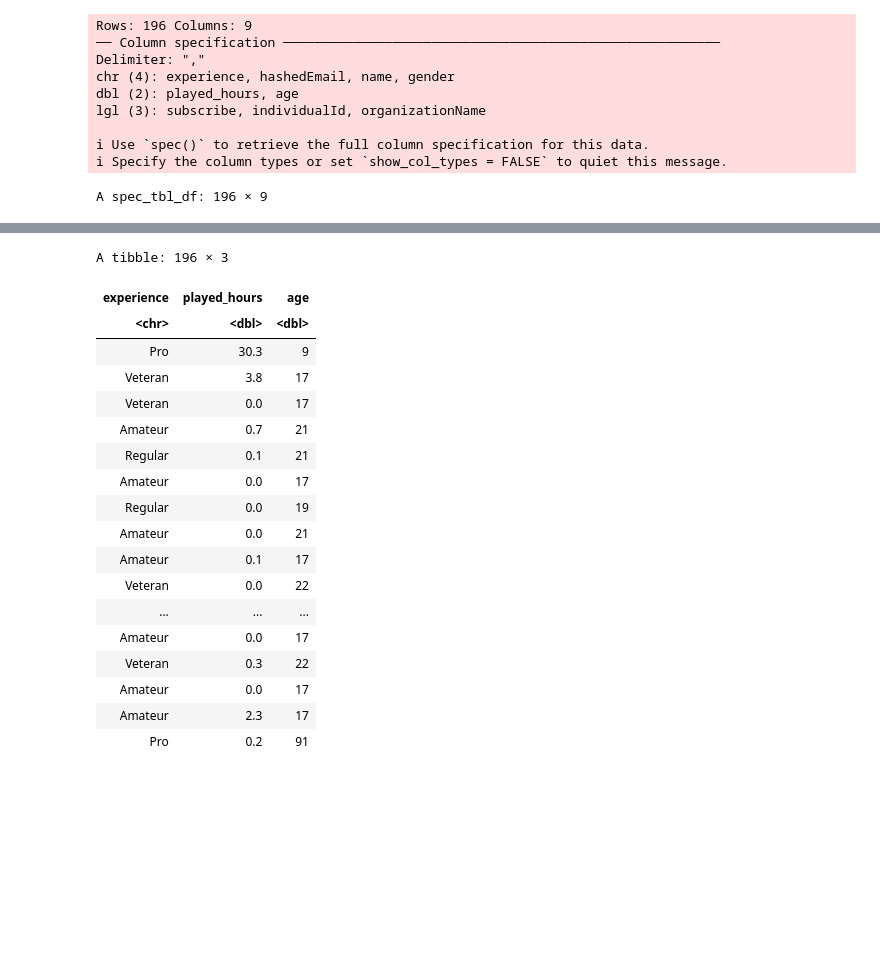
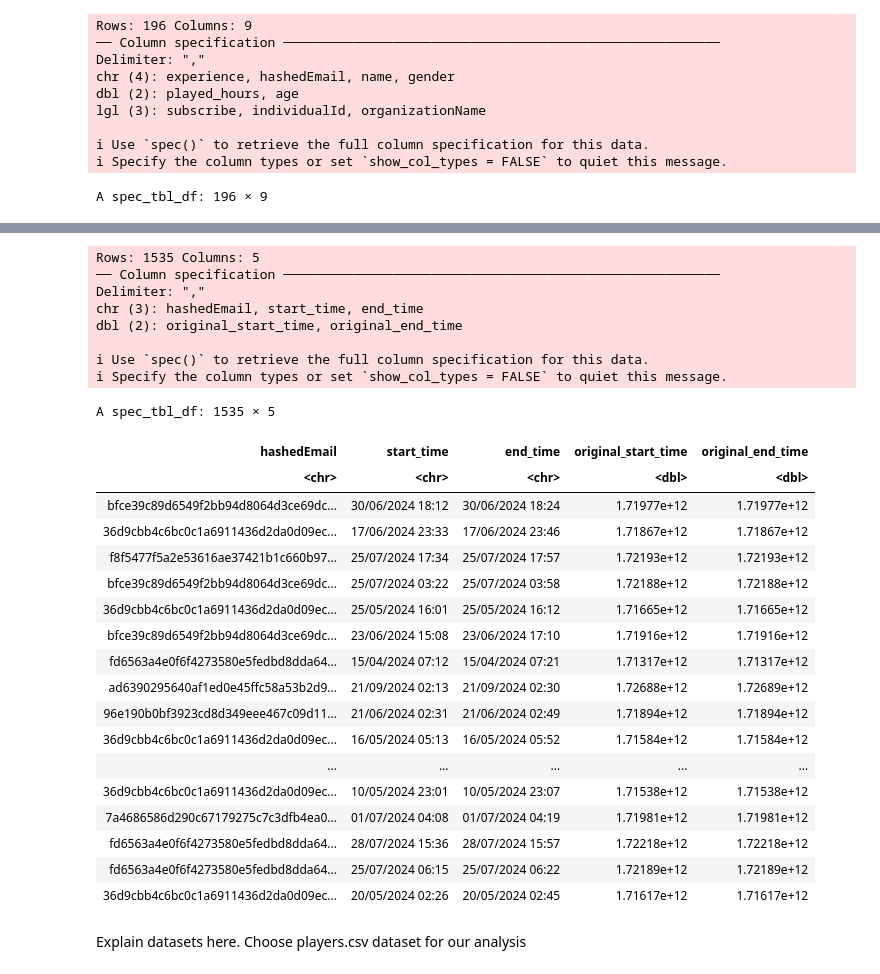
Before and after one commit to liambaldin/DSCI-100-Project-Planning-Stage, a Jupyter notebook: New_Project_Planning.ipynb, the cells around one changed output, grey strips where cells are left out. Drawn from its saved outputs; the diff is of its cells as text; code cells hidden in the pictures; blank space fills up the shorter version.

```diff
--- a/New_Project_Planning.ipynb
+++ b/New_Project_Planning.ipynb
@@ -14,32 +11,66 @@ library(tidyverse)
 # %%
-players <- read_csv(file = "players.csv", skip = 1)
+url <- "https://raw.githubusercontent.com/liambaldin/DSCI-100-Project-Planning-Stage/refs/heads/main/players.csv"
+download.file(url, "players.csv")
+players <- read_csv("players.csv", skip = 1)
 players
+
+url2 <- "https://raw.githubusercontent.com/liambaldin/DSCI-100-Project-Planning-Stage/refs/heads/main/sessions.csv"
+download.file(url2, "sessions.csv")
+sessions <- read_csv("sessions.csv")
+sessions
 # %% [output]
 Rows: 196 Columns: 9
 ── Column specification ────────────────────────────────────────────────────────
 Delimiter: ","
 chr (4): experience, hashedEmail, name, gender
 dbl (2): played_hours, age
 lgl (3): subscribe, individualId, organizationName
 
 ℹ Use `spec()` to retrieve the full column specification for this data.
 ℹ Specify the column types or set `show_col_types = FALSE` to quiet this message.
 A spec_tbl_df: 196 × 9
 | experience | subscribe | hashedEmail | played_hours | name | gender | age | individualId | organizationName |
 | <chr> | <lgl> | <chr> | <dbl> | <chr> | <chr> | <dbl> | <lgl> | <lgl> |
 | Pro | TRUE | f6daba428a5e19a3d47574858c1355049... | 30.3 | Morgan | Male | 9 | NA | NA |
 | Veteran | TRUE | f3c813577c458ba0dfef80996f8f32c93... | 3.8 | Christian | Male | 17 | NA | NA |
 | Veteran | FALSE | b674dd7ee0d24096d1c019615ce4d12b2... | 0.0 | Blake | Male | 17 | NA | NA |
 | Amateur | TRUE | 23fe711e0e3b77f1da7aa221ab1192afe... | 0.7 | Flora | Female | 21 | NA | NA |
 | Regular | TRUE | 7dc01f10bf20671ecfccdac23812b1b41... | 0.1 | Kylie | Male | 21 | NA | NA |
 | Amateur | TRUE | f58aad5996a435f16b0284a3b267f973f... | 0.0 | Adrian | Female | 17 | NA | NA |
 | Regular | TRUE | 8e594b8953193b26f498db95a508b03c6... | 0.0 | Luna | Female | 19 | NA | NA |
 | Amateur | FALSE | 1d2371d8a35c8831034b25bda8764539a... | 0.0 | Emerson | Male | 21 | NA | NA |
 | Amateur | TRUE | 8b71f4d66a38389b7528bb38ba6eb7115... | 0.1 | Natalie | Male | 17 | NA | NA |
 | Veteran | TRUE | bbe2d83de678f519c4b3daa7265e683b4... | 0.0 | Nyla | Female | 22 | NA | NA |
 | ... | ... | ... | ... | ... | ... | ... | ... | ... |
 | Amateur | TRUE | b6e9e593b9ec51c5e335457341c324c34... | 0.0 | Bailey | Female | 17 | NA | NA |
 | Veteran | FALSE | 71453e425f07d10da4fa2b349c83e73cc... | 0.3 | Pascal | Male | 22 | NA | NA |
 | Amateur | FALSE | d572f391d452b76ea2d7e5e53a3d38bfd... | 0.0 | Dylan | Prefer not to say | 17 | NA | NA |
 | Amateur | FALSE | f19e136ddde68f365afc860c725ccff54... | 2.3 | Harlow | Male | 17 | NA | NA |
 | Pro | TRUE | d9473710057f7d42f36570f0be83817a4... | 0.2 | Ahmed | Other | 91 | NA | NA |
+Rows: 1535 Columns: 5
+── Column specification ────────────────────────────────────────────────────────
+Delimiter: ","
+chr (3): hashedEmail, start_time, end_time
+dbl (2): original_start_time, original_end_time
+
+ℹ Use `spec()` to retrieve the full column specification for this data.
+ℹ Specify the column types or set `show_col_types = FALSE` to quiet this message.
+A spec_tbl_df: 1535 × 5
+| hashedEmail | start_time | end_time | original_start_time | original_end_time |
+| <chr> | <chr> | <chr> | <dbl> | <dbl> |
+| bfce39c89d6549f2bb94d8064d3ce69dc... | 30/06/2024 18:12 | 30/06/2024 18:24 | 1.71977e+12 | 1.71977e+12 |
+| 36d9cbb4c6bc0c1a6911436d2da0d09ec... | 17/06/2024 23:33 | 17/06/2024 23:46 | 1.71867e+12 | 1.71867e+12 |
+| f8f5477f5a2e53616ae37421b1c660b97... | 25/07/2024 17:34 | 25/07/2024 17:57 | 1.72193e+12 | 1.72193e+12 |
+| bfce39c89d6549f2bb94d8064d3ce69dc... | 25/07/2024 03:22 | 25/07/2024 03:58 | 1.72188e+12 | 1.72188e+12 |
+| 36d9cbb4c6bc0c1a6911436d2da0d09ec... | 25/05/2024 16:01 | 25/05/2024 16:12 | 1.71665e+12 | 1.71665e+12 |
+| bfce39c89d6549f2bb94d8064d3ce69dc... | 23/06/2024 15:08 | 23/06/2024 17:10 | 1.71916e+12 | 1.71916e+12 |
+| fd6563a4e0f6f4273580e5fedbd8dda64... | 15/04/2024 07:12 | 15/04/2024 07:21 | 1.71317e+12 | 1.71317e+12 |
+| ad6390295640af1ed0e45ffc58a53b2d9... | 21/09/2024 02:13 | 21/09/2024 02:30 | 1.72688e+12 | 1.72689e+12 |
+| 96e190b0bf3923cd8d349eee467c09d11... | 21/06/2024 02:31 | 21/06/2024 02:49 | 1.71894e+12 | 1.71894e+12 |
+| 36d9cbb4c6bc0c1a6911436d2da0d09ec... | 16/05/2024 05:13 | 16/05/2024 05:52 | 1.71584e+12 | 1.71584e+12 |
+| ... | ... | ... | ... | ... |
+| 36d9cbb4c6bc0c1a6911436d2da0d09ec... | 10/05/2024 23:01 | 10/05/2024 23:07 | 1.71538e+12 | 1.71538e+12 |
+| 7a4686586d290c67179275c7c3dfb4ea0... | 01/07/2024 04:08 | 01/07/2024 04:19 | 1.71981e+12 | 1.71981e+12 |
+| fd6563a4e0f6f4273580e5fedbd8dda64... | 28/07/2024 15:36 | 28/07/2024 15:57 | 1.72218e+12 | 1.72218e+12 |
+| fd6563a4e0f6f4273580e5fedbd8dda64... | 25/07/2024 06:15 | 25/07/2024 06:22 | 1.72189e+12 | 1.72189e+12 |
+| 36d9cbb4c6bc0c1a6911436d2da0d09ec... | 20/05/2024 02:26 | 20/05/2024 02:45 | 1.71617e+12 | 1.71617e+12 |
@@ -49,25 +77,6 @@ players
+# %% [markdown]
+Explain datasets here. Choose players.csv dataset for our analysis
 # %%
 players_relevant <- players |>
-                        select(experience, played_hours, age)
-players_relevant
+                        select(experience, played_hours, gender, age)
-# %% [output]
-A tibble: 196 × 3
-| experience | played_hours | age |
-| <chr> | <dbl> | <dbl> |
-| Pro | 30.3 | 9 |
-| Veteran | 3.8 | 17 |
-| Veteran | 0.0 | 17 |
-| Amateur | 0.7 | 21 |
-| Regular | 0.1 | 21 |
-| Amateur | 0.0 | 17 |
-| Regular | 0.0 | 19 |
-| Amateur | 0.0 | 21 |
-| Amateur | 0.1 | 17 |
-| Veteran | 0.0 | 22 |
-| ... | ... | ... |
-| Amateur | 0.0 | 17 |
-| Veteran | 0.3 | 22 |
-| Amateur | 0.0 | 17 |
-| Amateur | 2.3 | 17 |
-| Pro | 0.2 | 91 |
 # %%
```
Also changed, not shown: parts of 7 cells of this notebook.
